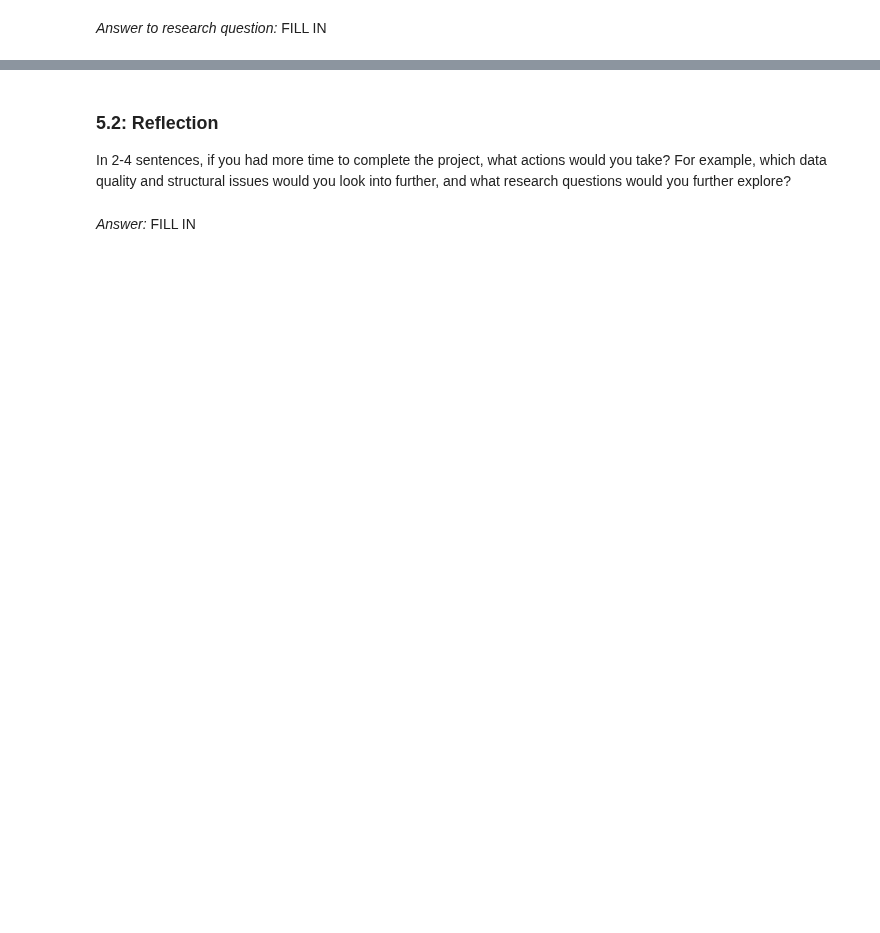
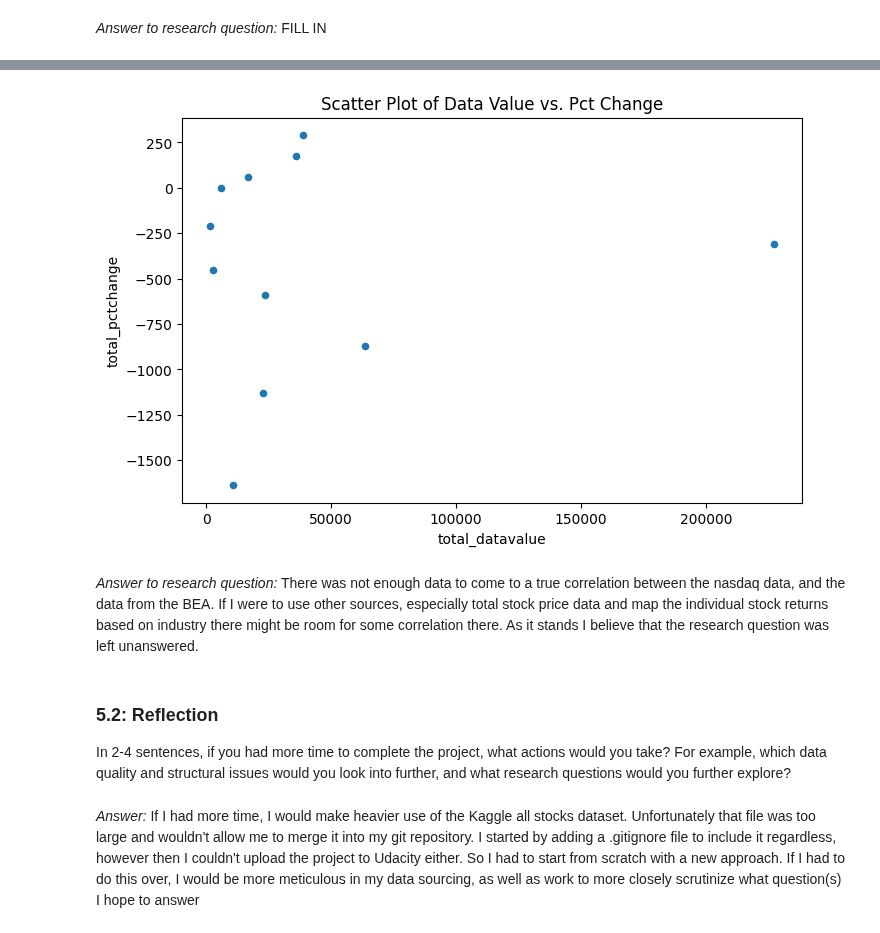
Before and after one commit to Greg-Pina/Udacity_DataAnalyst_NanoDegree, a Jupyter notebook: D497 - Data Wrangling/Real World Data Wrangling with Python/data_wrangling_project_starter.ipynb, the cells around one changed output, grey strips where cells are left out. Drawn from its saved outputs; the diff is of its cells as text; code cells hidden in the pictures; blank space fills up the shorter version.

```diff
--- a/D497 - Data Wrangling/Real World Data Wrangling with Python/data_wrangling_project_starter.ipynb
+++ b/D497 - Data Wrangling/Real World Data Wrangling with Python/data_wrangling_project_starter.ipynb
@@ -474,5 +1099,20 @@ Going back to the problem statement in step 1, use the cleaned data to answer th
+# %%
+#Visual 2 - FILL IN
+# Scatter plot of Data Value vs. Pct Change
+df.plot(
+    kind='scatter',
+    x='total_datavalue',
+    y='total_pctchange',
+    figsize=(8, 5),
+    title='Scatter Plot of Data Value vs. Pct Change'
+)
+plt.show()
+# %% [output]
+[figure, added]
+# %% [markdown]
+*Answer to research question:* There was not enough data to come to a true correlation between the nasdaq data, and the data from the BEA. If I were to use other sources, especially total stock price data and map the individual stock returns based on industry there might be room for some correlation there. As it stands I believe that the research question was left unanswered.
 # %% [markdown]
 ### **5.2:** Reflection
 In 2-4 sentences, if you had more time to complete the project, what actions would you take? For example, which data quality and structural issues would you look into further, and what research questions would you further explore?
-# %% [markdown]
-*Answer:* FILL IN
+# %% [markdown]
+*Answer:* If I had more time, I would make heavier use of the Kaggle all stocks dataset. Unfortunately that file was too large and wouldn't allow me to merge it into my git repository. I started by adding a .gitignore file to include it regardless, however then I couldn't upload the project to Udacity either. So I had to start from scratch with a new approach. If I had to do this over, I would be more meticulous in my data sourcing, as well as work to more closely scrutinize what question(s) I hope to answer
```
Also changed, not shown: parts of 63 cells of this notebook, 8 other files.
